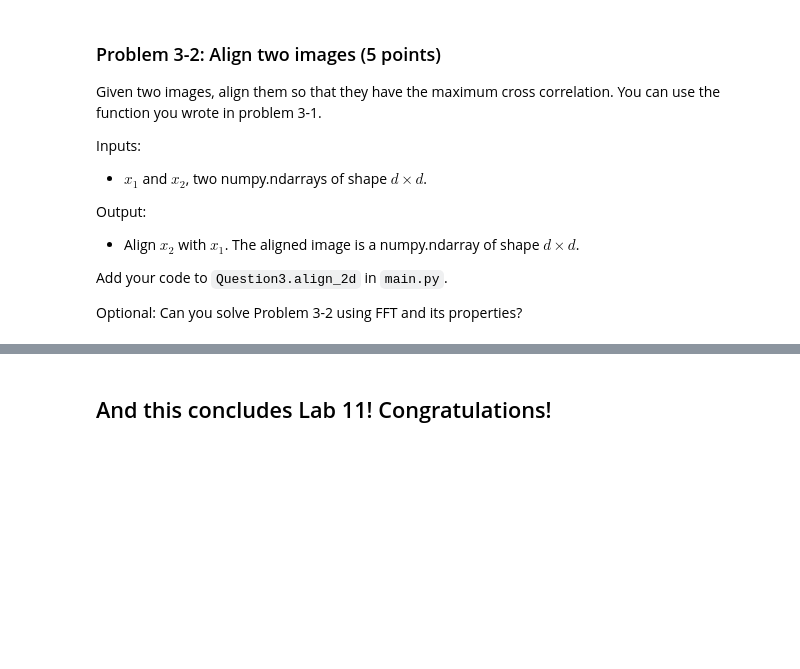
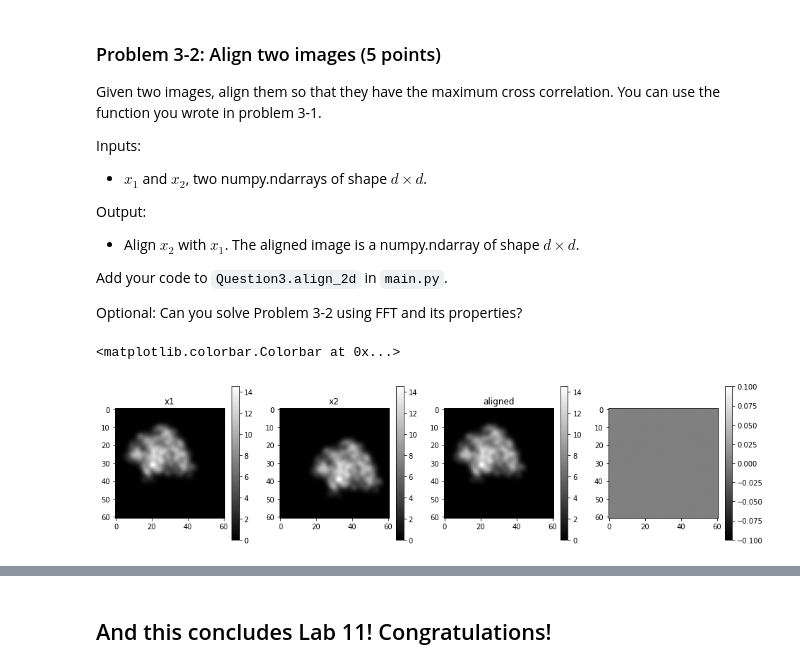
Before and after one commit to samuel95207/2021-FA-UIUC-ECE365-Data-Science-and-Engineering, a Jupyter notebook: Part3/Lab2/Lab11.ipynb, the cells around one changed output, grey strips where cells are left out. Saved outputs shown, nothing was run; the diff lists cells and outputs as text; code cells hidden in the pictures; blank space fills up the shorter version.

```diff
--- a/Part3/Lab2/Lab11.ipynb
+++ b/Part3/Lab2/Lab11.ipynb
@@ -30,7 +30,7 @@ The purpose of problems titled `Visualization` are to better understand and test
 %pylab inline
 import numpy as np
 import matplotlib.pyplot as plt
-matplotlib.rcParams['text.usetex'] = True
+# matplotlib.rcParams['text.usetex'] = True
 from sklearn.datasets import make_moons, make_circles, make_blobs
 from sklearn.model_selection import train_test_split
 import scipy.io
@@ -362,22 +436,25 @@ Optional: Can you solve Problem 3-2 using FFT and its properties?
 # %%
 aligned_img = q3.align_2d(x1, x2)
 
 fix, axes = plt.subplots(1, 4, figsize=(16, 4))
 im = axes[0].imshow(x1, cmap='gray')
 axes[0].set_title('x1')
 plt.colorbar(im, ax=axes[0])
 
 im = axes[1].imshow(x2, cmap='gray')
 axes[1].set_title('x2')
 plt.colorbar(im, ax=axes[1])
 
 im = axes[2].imshow(aligned_img, cmap='gray')
 axes[2].set_title('aligned')
 plt.colorbar(im, ax=axes[2])
 
 im = axes[3].imshow(np.abs(aligned_img-x1), cmap='gray')
-axes[3].set_title(r'$| \textrm{aligned - x1} |$')
+# axes[3].set_title(r'$| \textrm{aligned - x1} |$')
 plt.colorbar(im, ax=axes[3])
+# %% [output]
+<matplotlib.colorbar.Colorbar at 0x...>
+[figure, added]
 # %% [markdown]
 ### Problem 3-3: Detecting particle images (10 points)
 In this problem, based on what we learned in the lectures, we try to detect whether an image contains a particle or not.
```
Also changed, not shown: parts of 14 cells of this notebook.
